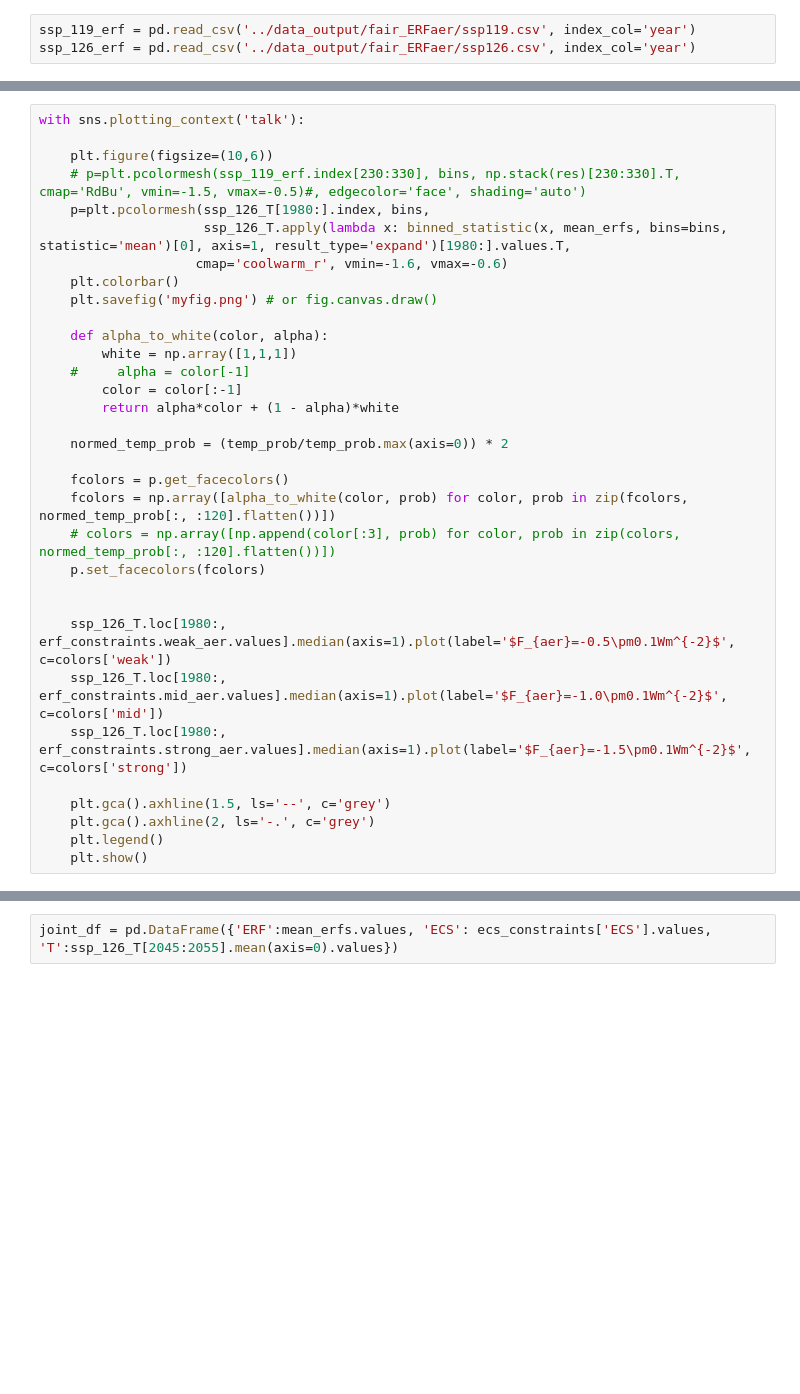
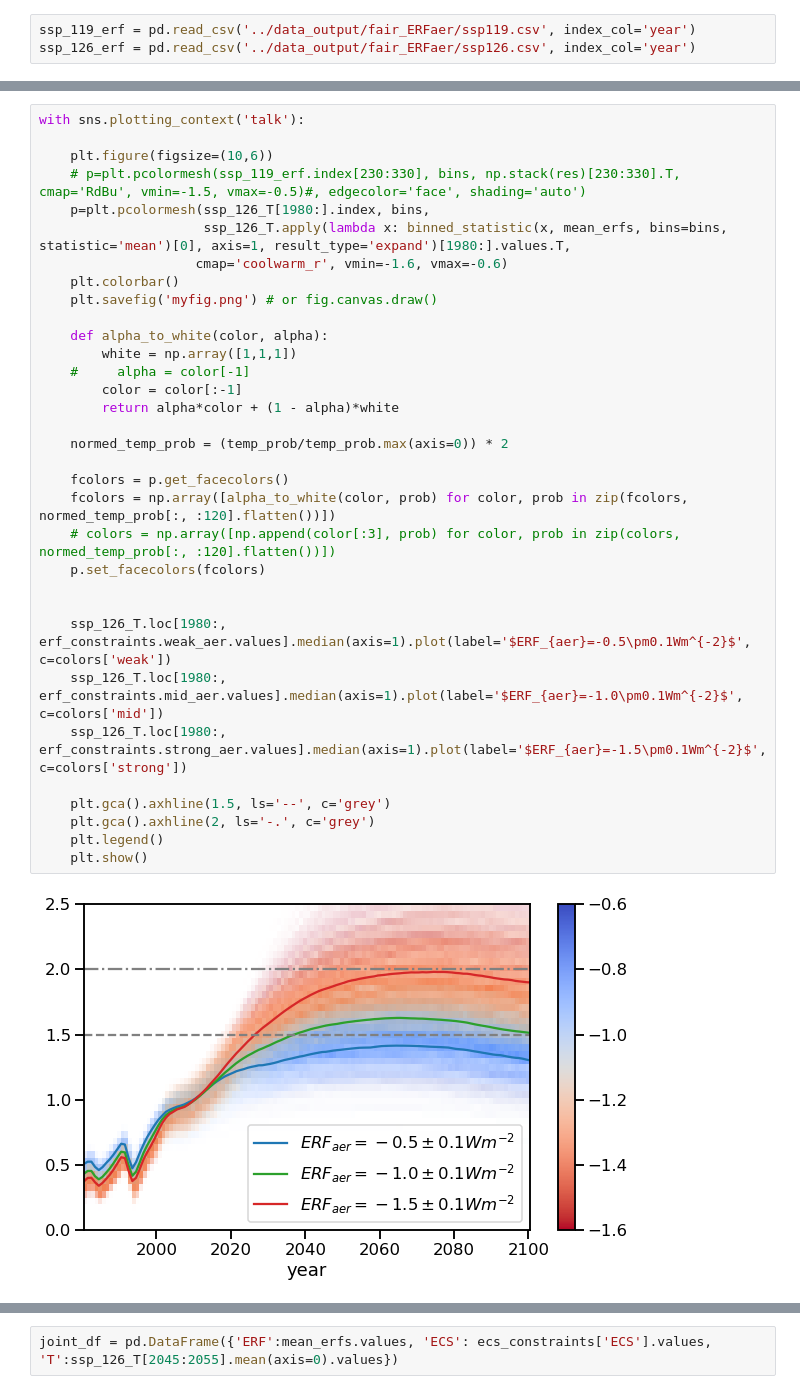
Before and after one commit to chrisroadmap/ar6-aerosol-uncertainty, a Jupyter notebook: notebooks/paper_figures.ipynb, the cells around one changed output, grey strips where cells are left out. Cells and saved outputs as stored; diff of their text form; blank space fills up the shorter version.

Commit message:
Minor figure updates

```diff
--- a/notebooks/paper_figures.ipynb
+++ b/notebooks/paper_figures.ipynb
@@ -85,36 +103,38 @@ plt.colorbar()
 # %%
 with sns.plotting_context('talk'):
 
     plt.figure(figsize=(10,6))
     # p=plt.pcolormesh(ssp_119_erf.index[230:330], bins, np.stack(res)[230:330].T, cmap='RdBu', vmin=-1.5, vmax=-0.5)#, edgecolor='face', shading='auto')
     p=plt.pcolormesh(ssp_126_T[1980:].index, bins,
                      ssp_126_T.apply(lambda x: binned_statistic(x, mean_erfs, bins=bins, statistic='mean')[0], axis=1, result_type='expand')[1980:].values.T,
                     cmap='coolwarm_r', vmin=-1.6, vmax=-0.6)
     plt.colorbar()
     plt.savefig('myfig.png') # or fig.canvas.draw()
 
     def alpha_to_white(color, alpha):
         white = np.array([1,1,1])
     #     alpha = color[-1]
         color = color[:-1]
         return alpha*color + (1 - alpha)*white
 
     normed_temp_prob = (temp_prob/temp_prob.max(axis=0)) * 2
 
     fcolors = p.get_facecolors()
     fcolors = np.array([alpha_to_white(color, prob) for color, prob in zip(fcolors, normed_temp_prob[:, :120].flatten())])
     # colors = np.array([np.append(color[:3], prob) for color, prob in zip(colors, normed_temp_prob[:, :120].flatten())])
     p.set_facecolors(fcolors)
 
 
-    ssp_126_T.loc[1980:, erf_constraints.weak_aer.values].median(axis=1).plot(label='$F_{aer}=-0.5\pm0.1Wm^{-2}$', c=colors['weak'])
-    ssp_126_T.loc[1980:, erf_constraints.mid_aer.values].median(axis=1).plot(label='$F_{aer}=-1.0\pm0.1Wm^{-2}$', c=colors['mid'])
-    ssp_126_T.loc[1980:, erf_constraints.strong_aer.values].median(axis=1).plot(label='$F_{aer}=-1.5\pm0.1Wm^{-2}$', c=colors['strong'])
+    ssp_126_T.loc[1980:, erf_constraints.weak_aer.values].median(axis=1).plot(label='$ERF_{aer}=-0.5\pm0.1Wm^{-2}$', c=colors['weak'])
+    ssp_126_T.loc[1980:, erf_constraints.mid_aer.values].median(axis=1).plot(label='$ERF_{aer}=-1.0\pm0.1Wm^{-2}$', c=colors['mid'])
+    ssp_126_T.loc[1980:, erf_constraints.strong_aer.values].median(axis=1).plot(label='$ERF_{aer}=-1.5\pm0.1Wm^{-2}$', c=colors['strong'])
 
     plt.gca().axhline(1.5, ls='--', c='grey')
     plt.gca().axhline(2, ls='-.', c='grey')
     plt.legend()
     plt.show()
+# %% [output]
+[figure, added]
 # %%
 with sns.plotting_context('talk'):
 
```
Also changed, not shown: parts of 14 cells of this notebook, 4 other files.
